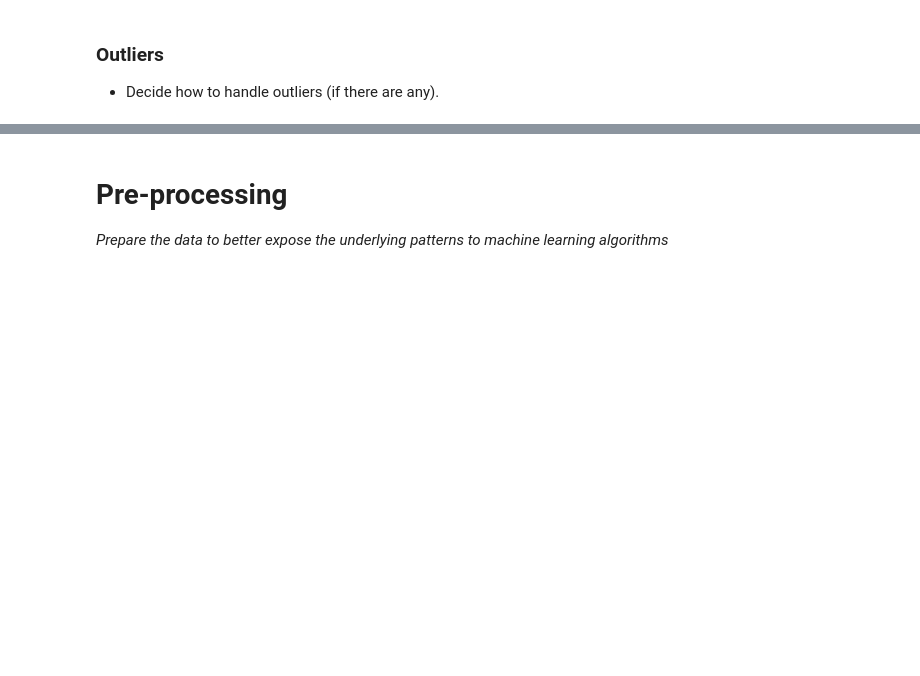
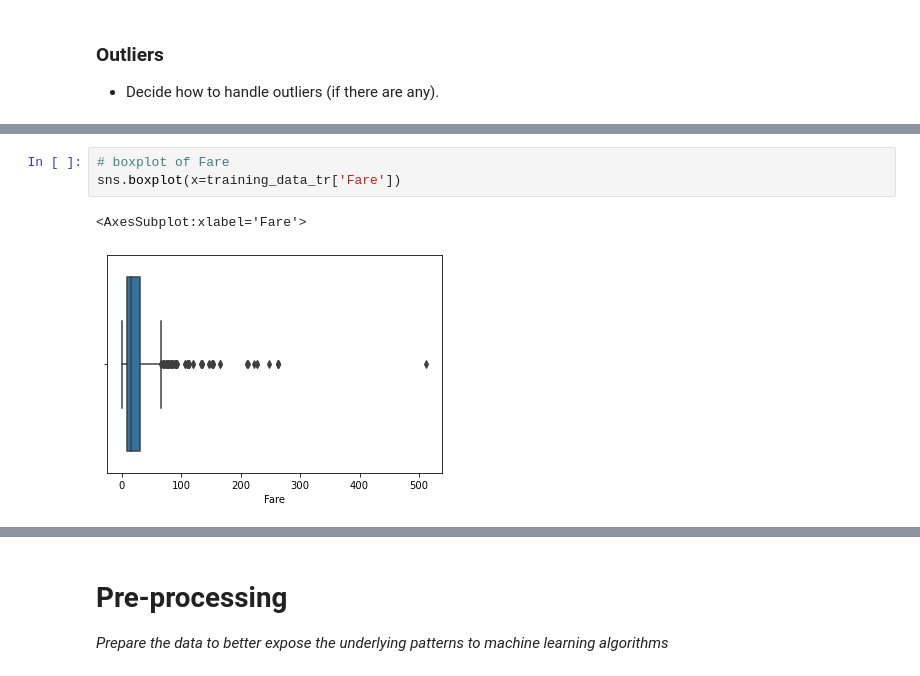
Before and after one commit to JonR45/Titanic, a Jupyter notebook: titanic_attempt_2.ipynb, the cells around one changed output, grey strips where cells are left out. Saved outputs shown, nothing was run; the diff lists cells and outputs as text; blank space fills up the shorter version.

```diff
--- a/titanic_attempt_2.ipynb
+++ b/titanic_attempt_2.ipynb
@@ -357,0 +514,6 @@ data_cleaned.head()
+# %%
+# boxplot of Fare
+sns.boxplot(x=training_data_tr['Fare'])
+# %% [output]
+<AxesSubplot:xlabel='Fare'>
+[figure, added]
```
Also changed, not shown: parts of 89 cells of this notebook.
